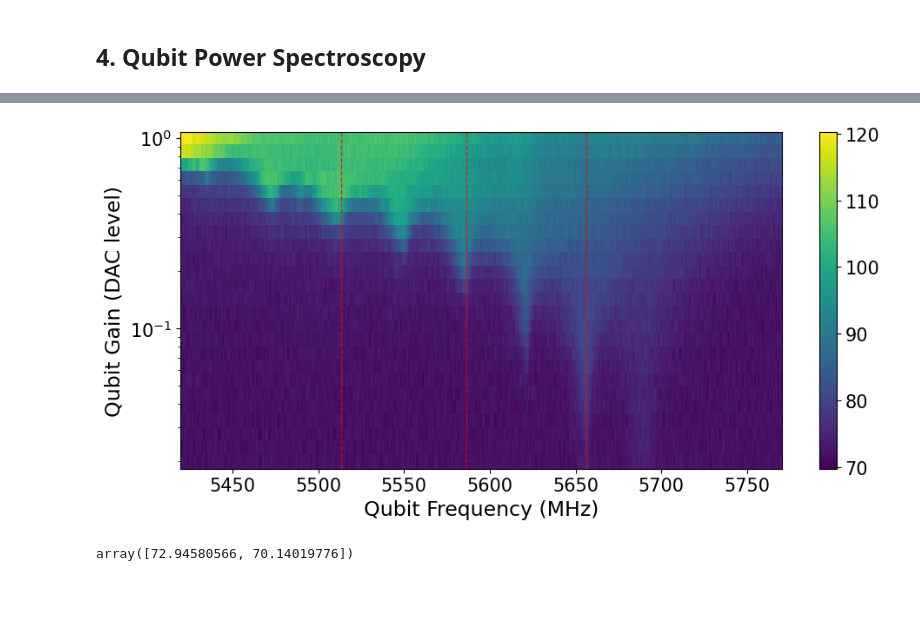
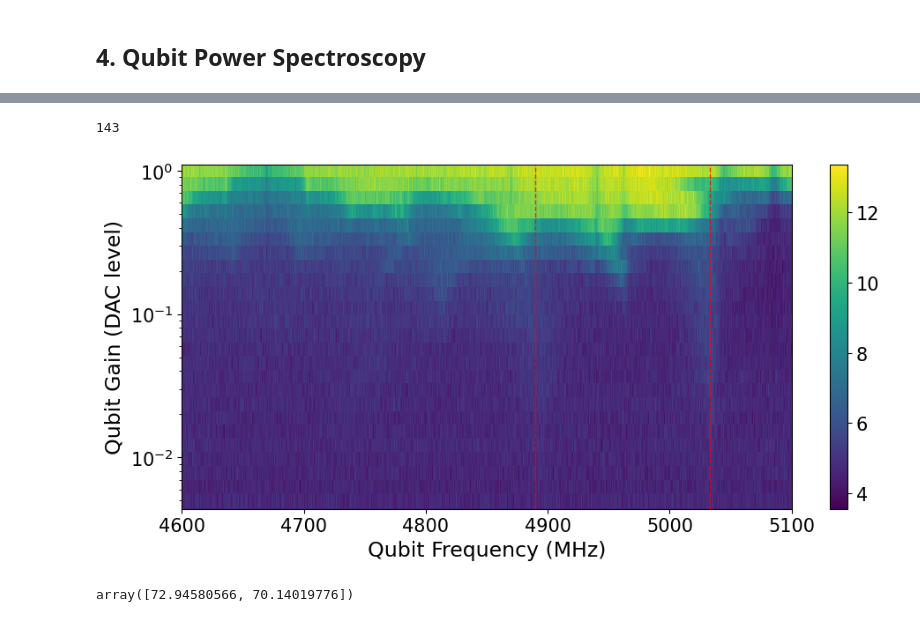
Before and after one commit to SchusterLab/slab_qick_calib, a Jupyter notebook: notebooks_analysis/load_and_analyze_old_data.ipynb, the cells around one changed output, grey strips where cells are left out. Drawn from its saved outputs; the diff is of its cells as text; code cells hidden in the pictures; blank space fills up the shorter version.

```diff
--- a/notebooks_analysis/load_and_analyze_old_data.ipynb
+++ b/notebooks_analysis/load_and_analyze_old_data.ipynb
@@ -140,14 +140,16 @@ R2:0.868        Fit par error:0.073      Best fit:b'avgi'
 # %% [markdown]
 ## 4. Qubit Power Spectroscopy
 # %%
-DATA_DIR = "C:/_Data/sample_68_2/data"
+DATA_DIR = "C:/_Data/sample_66_new/data"
 from slab_qick_calib.experiments.single_qubit.pulse_probe_spectroscopy import QubitSpecPower
 
 #qsp = QubitSpecPower.from_h5file(f"{DATA_DIR}/qubit_spectroscopy_power_coarse_qubit1_00004.h5")
 #qsp = QubitSpecPower.from_h5file(f"{DATA_DIR}/qubit_spectroscopy_power_coarse_qubit2_00001.h5")
 #qsp = QubitSpecPower.from_h5file(f"{DATA_DIR}/qubit_spectroscopy_power_coarse_qubit2_00006.h5")
 #qsp = QubitSpecPower.from_h5file(f"{DATA_DIR}/qubit_spectroscopy_power_coarse_qubit3_00004.h5")
-qsp = QubitSpecPower.from_h5file(f"{DATA_DIR}/qubit_spectroscopy_power_coarse_qubit0_00005.h5")
+#qsp = QubitSpecPower.from_h5file(f"{DATA_DIR}/qubit_spectroscopy_power_coarse_qubit0_00005.h5")
+qsp = QubitSpecPower.from_h5file(f"{DATA_DIR}/qubit_spectroscopy_power_coarse_qubit1_00003.h5")
+qsp = QubitSpecPower.from_h5file(f"{DATA_DIR}/qubit_spectroscopy_power_coarse_qubit2_00009.h5")
 
 qsp.analyze()
 qsp.display(display='talk', normalize=True)
@@ -156,6 +158,6 @@ qsp.display(display='talk', normalize=True)
 # %%
 # Find peak frequencies across the full 2D power spectroscopy dataset.
-npeaks=10
+npeaks=50
 from scipy.signal import find_peaks
 
 amps = qsp.data["amps"]
@@ -272,19 +284,25 @@ array([5470.50094288, 5513.28646351, 5523.10609119, 5549.05796436,
+# %%
+5032 - 4889
+# %% [output]
+143
 # %%
 #freqs = np.array([3570.37027657,  3764.56442162, 3931.73154648, 4082.88265938])
-freqs=np.array([5513.28646351, 5586.23226917, 5656.37246693])
+#freqs=np.array([5513.28646351, 5586.23226917, 5656.37246693])
+freqs=np.array([3214.8956,3062.66249599])
+freqs=np.array([4889.78971607,5032.93282299])
 # Non-normalized 2D color plot with 2D peak locations marked
 fig, ax = plt.subplots(figsize=(10, 5))
 pcm = ax.pcolormesh(xpts, ypts, qsp.data["amps"], shading="auto", cmap="viridis")
 fig.colorbar(pcm, ax=ax)
 for f in freqs:
     ax.axvline(f, color="r", ls="--", lw=1, alpha=0.8)
 ax.set_xlabel("Qubit Frequency (MHz)")
 ax.set_ylabel("Qubit Gain (DAC level)")
 ax.set_yscale("log")
 plt.tight_layout()
 plt.show()
 # %% [output]
-[figure, old version]
+[figure, new version]
 # %%
 np.diff(freqs)
 # %% [output]
```
Also changed, not shown: parts of 5 cells of this notebook, 4 other files.
